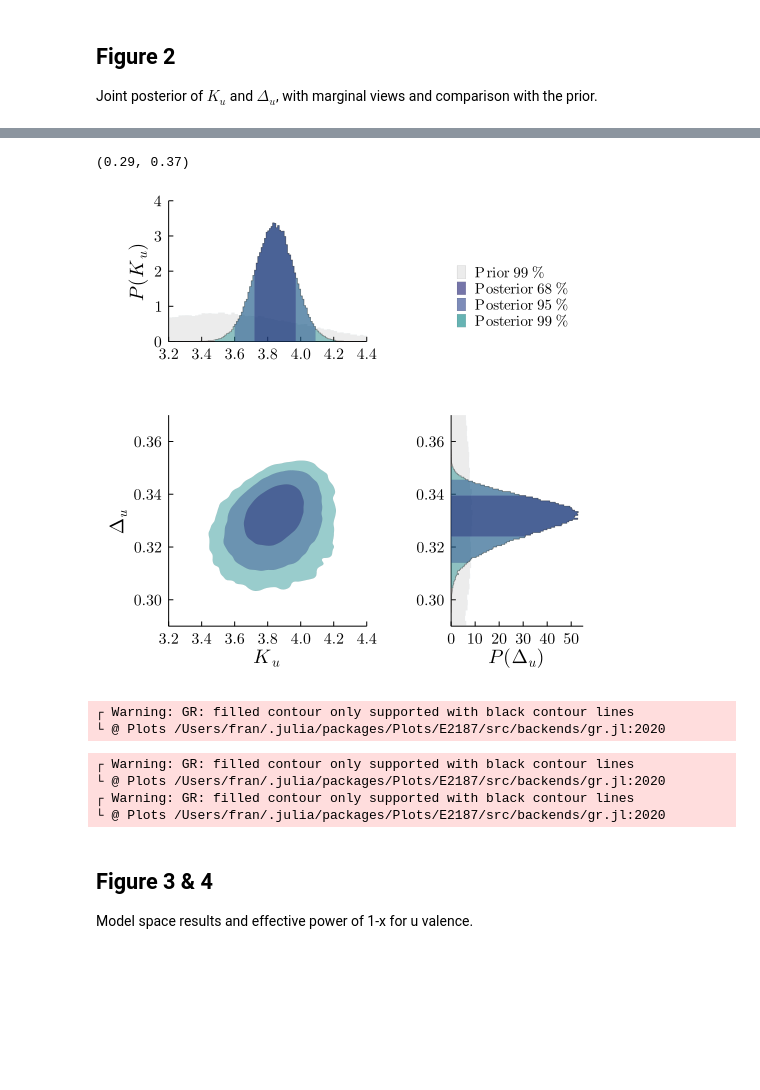
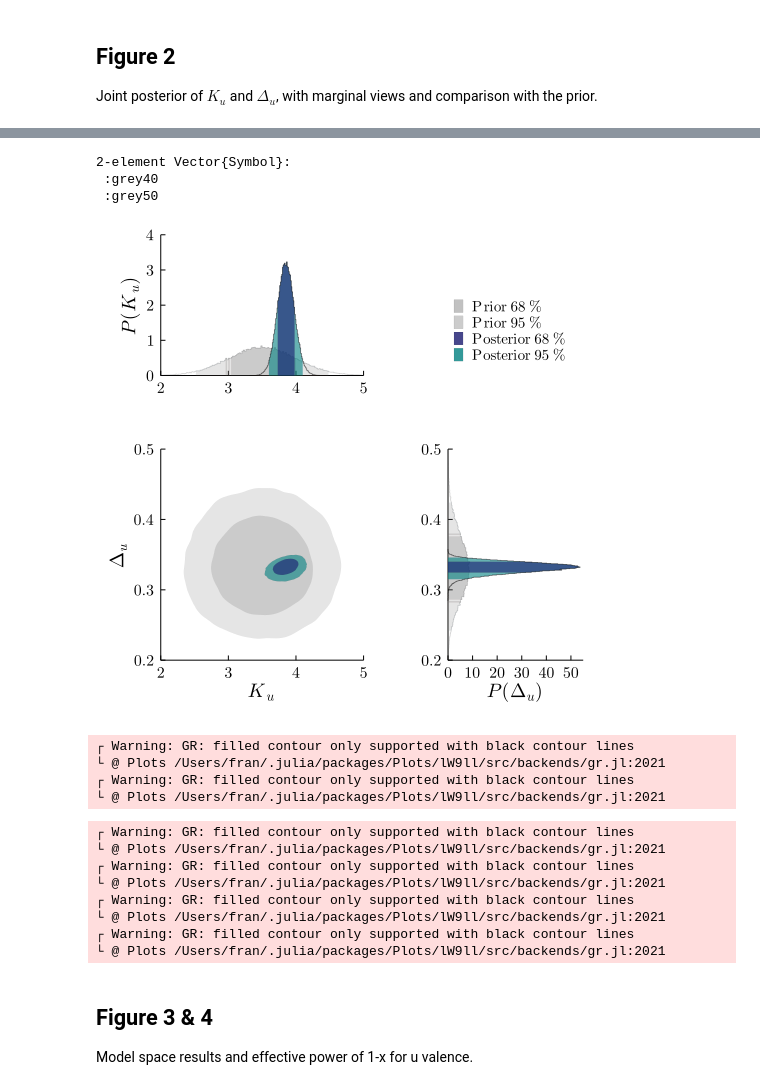
Before and after one commit to mppmu/high-x-parton-pdf-inference, a Jupyter notebook: plots_for_paper.ipynb, the cells around one changed output, grey strips where cells are left out. Saved outputs shown, nothing was run; the diff lists cells and outputs as text; code cells hidden in the pictures; blank space fills up the shorter version.

Commit message:
Update figures with new results and requirements

```diff
--- a/plots_for_paper.ipynb
+++ b/plots_for_paper.ipynb
@@ -26,7 +43,7 @@ counts_em = readdlm("eM.dat")
 nbins = length(counts_ep)
 
 # Results
-samples = bat_read("Data-Dirichlet-sysrun-priors-tight.h5").result;
+samples = bat_read("Data-Dirichlet-final.h5").result;
 
 # As in PDF-fit-dirichlet.ipynb
 qcdnum_grid = QCDNUMGrid(x_min=[1.0e-3, 1.0e-1, 5.0e-1], x_weights=[1, 2, 2], nx=100,
@@ -43,8 +60,8 @@ color_scheme = :viridis
 font_family = "Computer Modern"
 Plots.scalefontsizes()
 Plots.scalefontsizes(1.2);
-alpha = 0.4
-prior_alpha = 0.15;
+alpha = 0.6
+prior_alpha = 0.2;
 # %% [markdown]
 Until I figure out how to pass :viridis colours to BAT plotting routines...
 # %%
@@ -277,65 +296,79 @@ prior_samples=bat_sample(prior).result;
 # %%
-xlims_K_u = (3.2, 4.4)
-xlims_D_u = (0.29, 0.37)
+xlims_K_u = (2.0, 5.0) # (3.2, 4.4)
+xlims_D_u = (0.2, 0.5) # (0.29, 0.37)
+intervals = [0.68, 0.95]
+labels = [L"~~\mathrm{Posterior}~68~\%", L"~~\mathrm{Posterior}~95~\%"]
+prior_labels = [L"~~\mathrm{Prior}~68~\%", L"~~\mathrm{Prior}~95~\%"]
+colors = [c3, c1]
+prior_colors = [:grey40, :grey50]
 # %% [output]
-(0.29, 0.37)
+2-element Vector{Symbol}:
+ :grey40
+ :grey50
 # %%
 plot(framestyle=:axes, size=(500, 500), fontfamily=font_family,
     layout=@layout([a b; c{0.6w, 0.6h} d]), grid=false)
 
 # Joint posterior
-#plot!(prior_samples, (:(K_u), :(θ[1])), xlabel=L"K_u", ylabel=L"\Delta_u",
-#    seriestype=:smallest_intervals_contourf, smoothing=4,
-#    marginalmode=false, intervals=[0.99], color=c4, linewidth=0,
-#    alpha=prior_alpha,
-#    subplot=3)
+plot!(prior_samples, (:(K_u), :(θ[1])), xlabel=L"K_u", ylabel=L"\Delta_u",
+    seriestype=:smallest_intervals_contourf, smoothing=4,
+    marginalmode=false, intervals=intervals, fillcolors=reverse(prior_colors), linewidth=0,
+    alpha=prior_alpha,
+    subplot=3)
 plot!(samples, (:(K_u), :(θ[1])), xlabel=L"K_u", ylabel=L"\Delta_u",
     seriestype=:smallest_intervals_contourf, smoothing=2,
-    marginalmode=false, fillcolors=[c1, c2, c3], linewidth=0, alpha=alpha,
+    marginalmode=false, intervals=intervals, fillcolors=reverse(colors), linewidth=0, alpha=alpha,
     subplot=3, xlims=xlims_K_u, ylims=xlims_D_u)
 
 # K_u marginal
 plot!(prior_samples, :K_u, legend=false, marginalmode=false,
-    seriestype=:histogram, fillcolor=c4, subplot=1, alpha=prior_alpha)
+    seriestype=:smallest_intervals, intervals=intervals,
+    colors=prior_colors, subplot=1, alpha=prior_alpha)
 plot!(samples, :K_u, legend=false, xlabel="", ylabel=L"P(K_u)", subplot=1,
     xlims=xlims_K_u, ylims=(0, 4), seriestype=:smallest_intervals,
-    marginalmode=false, colors=[c3, c2, c1], alpha=alpha)
+    marginalmode=false, intervals=intervals, colors=colors, alpha=alpha)
 
 # Delta_u marginal
 plot!(prior_samples, :(θ[1]), legend=false, marginalmode=false,
-    seriestype=:histogram, fillcolor=c4, subplot=4, alpha=prior_alpha,
+    seriestype=:smallest_intervals, intervals=intervals,
+    colors=prior_colors, subplot=4, alpha=prior_alpha,
     orientation=:horizontal)
 plot!(samples, :(θ[1]), legend=false, ylabel="", xlabel=L"P(\Delta_u)",
     subplot=4, ylims=xlims_D_u, xlims=(0, 55),
-    seriestype=:smallest_intervals, marginalmode=false,
-    colors=[c3, c2, c1], alpha=alpha, orientation=:horizontal)
+    seriestype=:smallest_intervals, intervals=intervals, marginalmode=false,
+    colors=colors, alpha=alpha, orientation=:horizontal)
 
 # Legend
 plot!(prior_samples, (:(K_u), :(θ[1])), xlabel=L"K_u", ylabel=L"\Delta_u",
     seriestype=:smallest_intervals,
-    marginalmode=false, intervals=[0.99], interval_labels=[L"~~\mathrm{Prior}~99~\%"],
-    colors=[c4], linewidth=0,
-    alpha=prior_alpha,
+    marginalmode=false, intervals=intervals, interval_labels=prior_labels,
+    colors=reverse(prior_colors), linewidth=0,
+    alpha=prior_alpha+0.2,
     subplot=2)
 p = plot!(samples, (:(K_u), :(θ[1])),
     seriestype=:smallest_intervals,
-    marginalmode=false, colors=[c1, c2, c3],
-    interval_labels=[L"~~\mathrm{Posterior}~68~\%",
-        L"~~\mathrm{Posterior}~95~\%", L"~~\mathrm{Posterior}~99~\%"],
-    linewidth=0, alpha=0.6, legend=:bottomleft, foreground_color_legend=false,
+    marginalmode=false, intervals=intervals, colors=reverse(colors),
+    interval_labels=labels,
+    linewidth=0, alpha=alpha+0.2, legend=:bottomleft, foreground_color_legend=false,
     framestyle=:none, subplot=2, xlims=(0, 1), ylims=(0, 0.1))
 # %% [output]
-[figure, old version]
+[figure, new version]
 ┌ Warning: GR: filled contour only supported with black contour lines
-└ @ Plots /Users/fran/.julia/packages/Plots/E2187/src/backends/gr.jl:2020
+└ @ Plots /Users/fran/.julia/packages/Plots/lW9ll/src/backends/gr.jl:2021
+┌ Warning: GR: filled contour only supported with black contour lines
+└ @ Plots /Users/fran/.julia/packages/Plots/lW9ll/src/backends/gr.jl:2021
 # %%
 savefig(p, "figures/fig2_K_u_D_u_posterior.png")
 savefig(p, "figures/fig2_K_u_D_u_posterior.pdf")
 # %% [output]
 ┌ Warning: GR: filled contour only supported with black contour lines
-└ @ Plots /Users/fran/.julia/packages/Plots/E2187/src/backends/gr.jl:2020
+└ @ Plots /Users/fran/.julia/packages/Plots/lW9ll/src/backends/gr.jl:2021
 ┌ Warning: GR: filled contour only supported with black contour lines
-└ @ Plots /Users/fran/.julia/packages/Plots/E2187/src/backends/gr.jl:2020
+└ @ Plots /Users/fran/.julia/packages/Plots/lW9ll/src/backends/gr.jl:2021
+┌ Warning: GR: filled contour only supported with black contour lines
+└ @ Plots /Users/fran/.julia/packages/Plots/lW9ll/src/backends/gr.jl:2021
+┌ Warning: GR: filled contour only supported with black contour lines
+└ @ Plots /Users/fran/.julia/packages/Plots/lW9ll/src/backends/gr.jl:2021
 # %% [markdown]
 ## Figure 3 & 4
 
```
Also changed, not shown: parts of 7 cells of this notebook, 12 other files.
